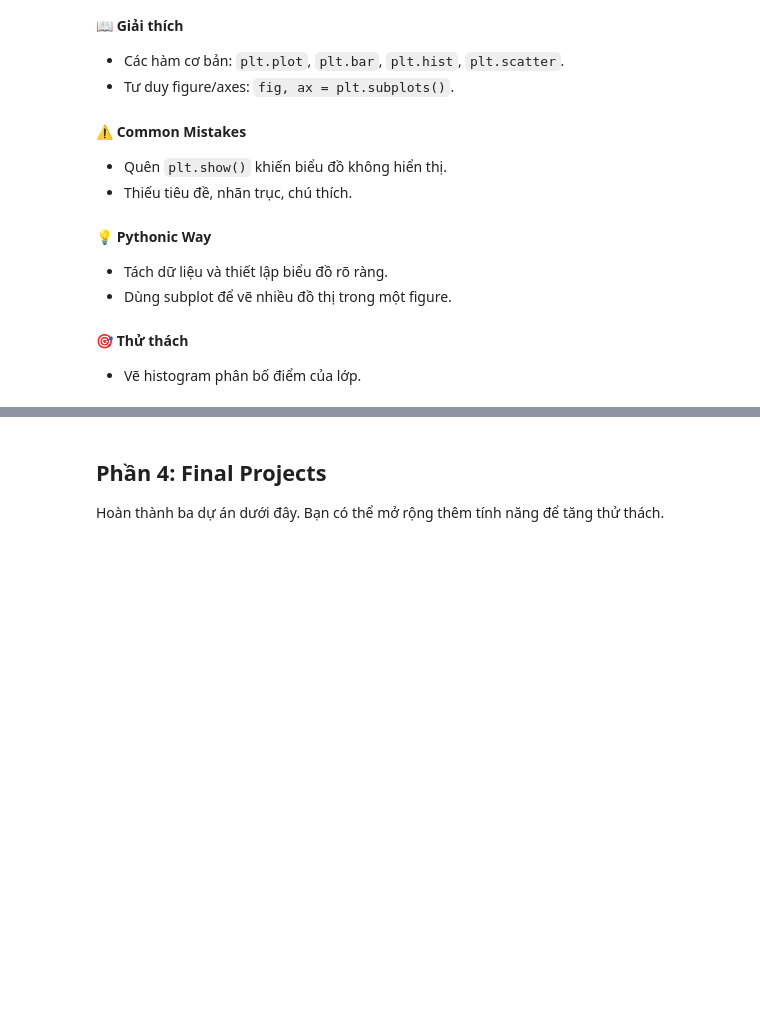
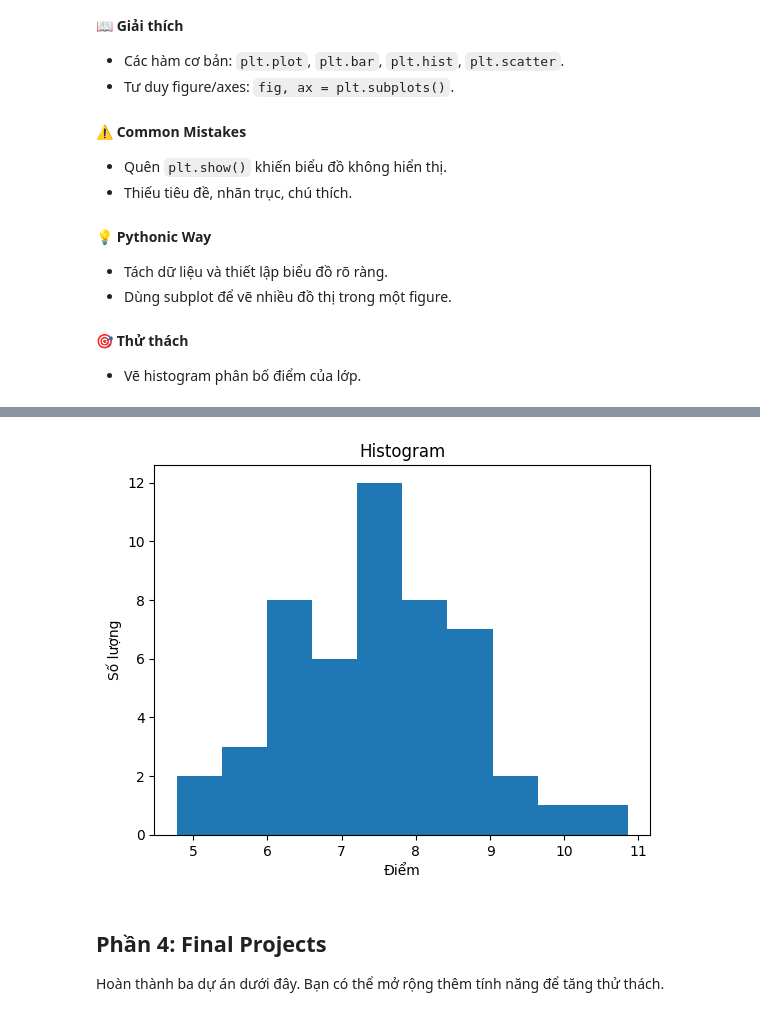
Before and after one commit to Challengeweek-AI-BK-AUTO/dduong-challenge-AI2526, a Jupyter notebook: python_challenge_week.ipynb, the cells around one changed output, grey strips where cells are left out. Drawn from its saved outputs; the diff is of its cells as text; code cells hidden in the pictures; blank space fills up the shorter version.

```diff
--- a/python_challenge_week.ipynb
+++ b/python_challenge_week.ipynb
@@ -501,6 +513,16 @@ NameError: name 'plt' is not defined
 # TODO: Cho danh sách điểm, vẽ histogram với matplotlib
 class_scores = np.random.normal(loc=7.5, scale=1.2, size=50)
 # Gợi ý: dùng plt.hist(..., bins=10), thêm tiêu đề và nhãn trục
+# %%
+import matplotlib.pyplot as plt
+class_scores = np.random.normal(loc=7.5, scale=1.2, size=50)
+plt.hist(class_scores, bins=10)
+plt.title("Histogram")
+plt.xlabel("Điểm")
+plt.ylabel("Số lượng")
+plt.show()
+# %% [output]
+[figure, added]
 # %% [markdown]
 ## Phần 4: Final Projects
 Hoàn thành ba dự án dưới đây. Bạn có thể mở rộng thêm tính năng để tăng thử thách.
```
Also changed, not shown: parts of 4 cells of this notebook.
